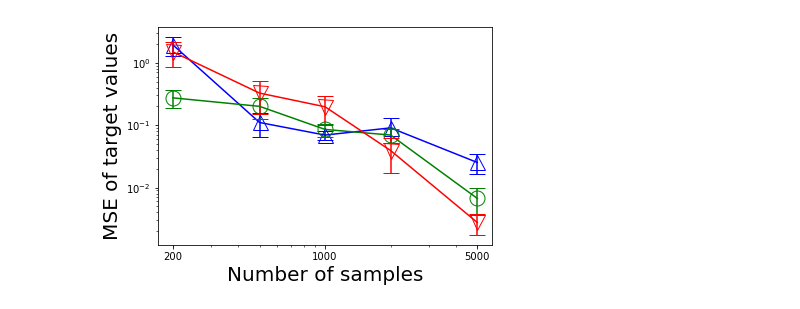
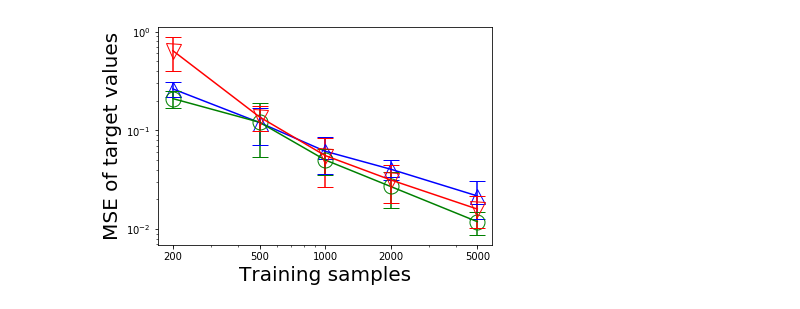
Before and after one commit to lingchunkai/payoff_learning, a Jupyter notebook: vis-secgameone.ipynb, the cells around one changed output. Drawn from its saved outputs; the diff is of its cells as text; code cells hidden in the pictures.

```diff
--- a/vis-secgameone.ipynb
+++ b/vis-secgameone.ipynb
@@ -12,9 +12,9 @@ markers = ['^', 'o', 'v', 'd', 's']
 # %%
 fname_v = './results/secgame/secgameone_size%d_SLOWrmsprop_bsize_vonly/' # <--- Change this if necessary
 
-sizes = [200, 500, 1000, 2000, 5000]
+sizes = [200, 500, 1000,2000,5000]
 tnames = ['0','1','2']
-sample_names = ['0', '1', '2', '3', '4']
+sample_names = ['0', '1','2','3','4', '5','6','7','8','9']
 
 nplots=0
 for tname in tnames:
@@ -22,9 +22,7 @@ for tname in tnames:
     for size in sizes:
         sampled_result = []
         for sample_name in sample_names:
-            # print(tname, size, sample_name)
             full = os.path.join(fname_v % size, tname + '_' + sample_name)
-            # print(full)
             try:
                 os.listdir(full)
             except:
@@ -38,39 +36,38 @@ for tname in tnames:
             with open(latest, 'rb') as f:
                 p = pickle.load(f)
                 def getstat(p, monitor):
-                    # Get the index where the test log loss is the lowest
-                    mmin = np.argmin(p['val_monitor']['loglosstrend'])
+                    mmin = -1
                     return np.mean(p['val_monitor'][monitor][mmin])
 
             # Uncomment the appropriate metric to be plotted
             # sampled_result.append(getstat(p, 'vcardprobstrend'))
             # sampled_result.append(getstat(p, 'vcardprobs_joint_KL_trend'))
             # sampled_result.append(getstat(p, 'payofftrend'))
             sampled_result.append(getstat(p, 'vtarget_rewards'))
             # sampled_result.append(getstat(p, 'msetrend'))
 
         res.append(tuple(sampled_result))
 
     means = [np.mean(x) for x in res]
     stdevs = [np.std(x) for x in res]
     stderr = [stdevs[i]/np.sqrt(len(res[i])) for i in range(len(res))]
     plt.plot(sizes, means, marker=markers[nplots], color=colors[nplots], markersize=15, markerfacecolor="None")
 
     _,caps,_=plt.errorbar(sizes, means , yerr=stderr,
             fmt='o', ecolor=colors[nplots], capsize=8,markersize=0)
 
     nplots+= 1
     for cap in caps:
         cap.set_markeredgewidth(1)
 
 plt.rc('xtick',labelsize=20)
 plt.rc('ytick',labelsize=20)
-plt.xlabel('Number of samples', fontsize=20)
+plt.xlabel('Training samples', fontsize=20)
 plt.ylabel('MSE of target values', fontsize=20)
 plt.xscale('log')
-plt.xticks([200, 1000, 5000],[200, 1000, 5000])
+plt.xticks([200, 500, 1000, 2000, 5000],[200, 500, 1000, 2000, 5000])
 plt.yscale('log')
 plt.title('')
 plt.show()
 # %% [output]
-[figure, old version]
+[figure, new version]
```
Also changed, not shown: 2 other files.
